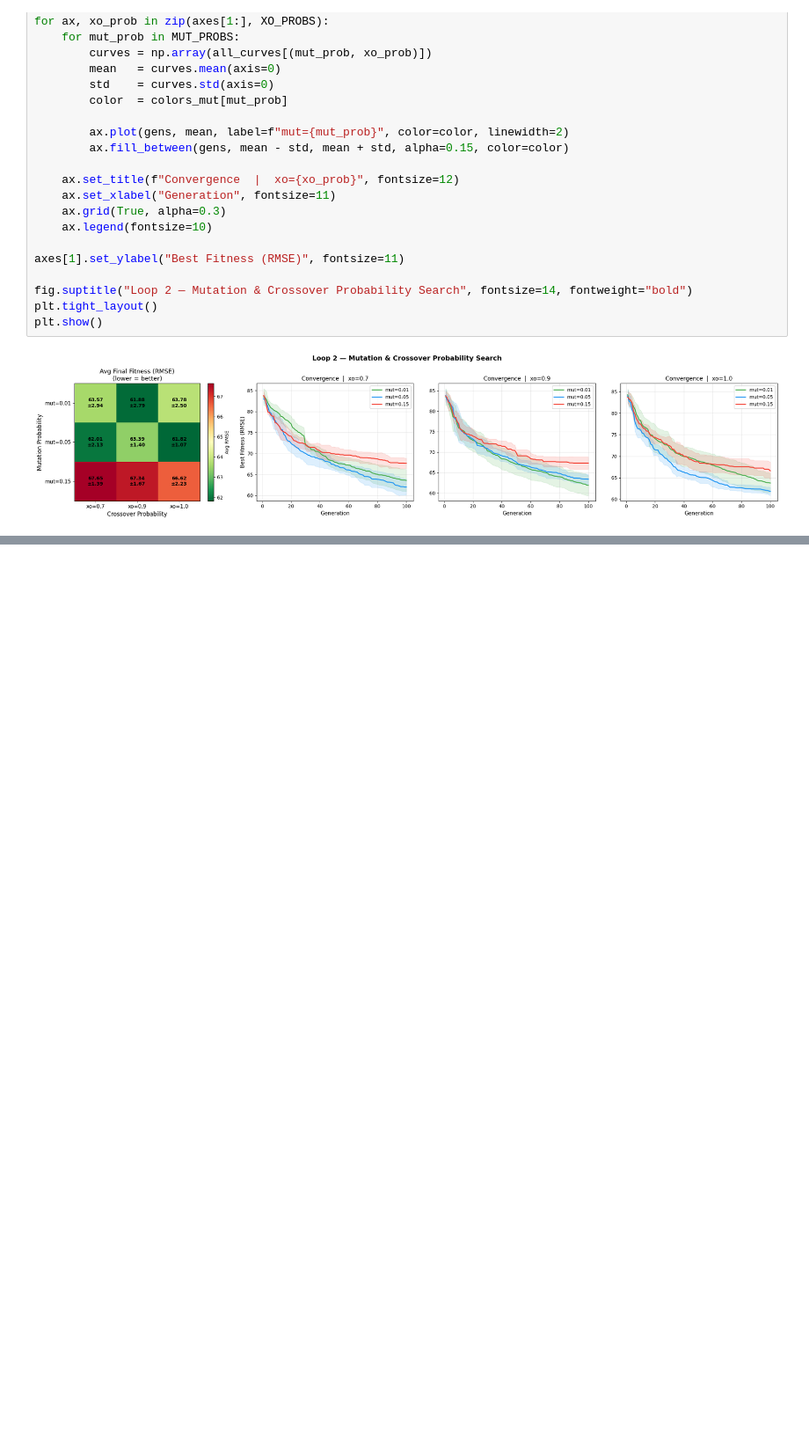
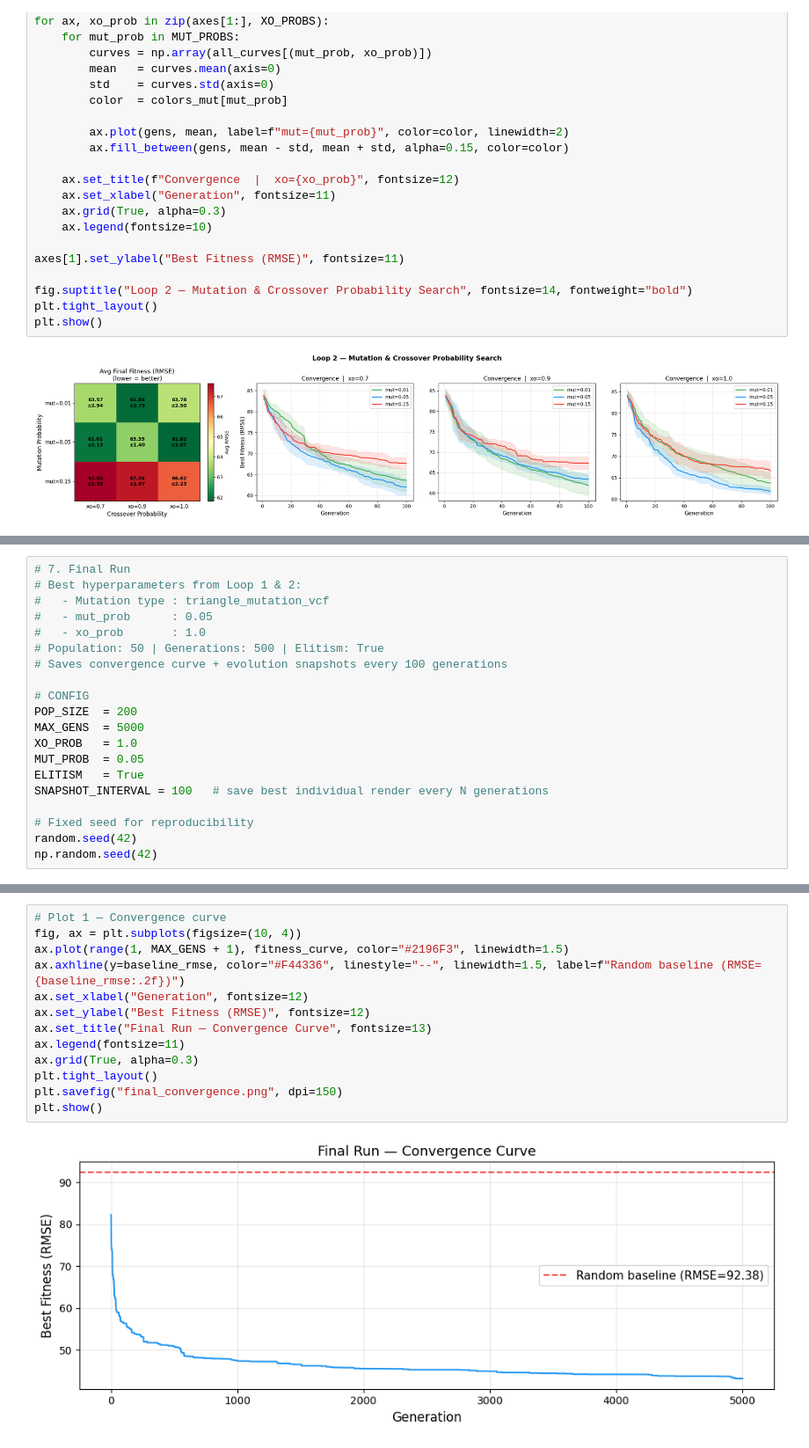
Before and after one commit to barbara-sousa-franco/cifo_project, a Jupyter notebook: main.ipynb, the cells around one changed output, grey strips where cells are left out. Shown at 88% size. Drawn from its saved outputs; the diff is of its cells as text; blank space fills up the shorter version.

```diff
--- a/main.ipynb
+++ b/main.ipynb
@@ -465,0 +515,20 @@ plt.show()
+# %%
+# 7. Final Run
+# Best hyperparameters from Loop 1 & 2:
+#   - Mutation type : triangle_mutation_vcf
+#   - mut_prob      : 0.05
+#   - xo_prob       : 1.0
+# Population: 50 | Generations: 500 | Elitism: True
+# Saves convergence curve + evolution snapshots every 100 generations
+
+# CONFIG
+POP_SIZE  = 200
+MAX_GENS  = 5000
+XO_PROB   = 1.0
+MUT_PROB  = 0.05
+ELITISM   = True
+SNAPSHOT_INTERVAL = 100   # save best individual render every N generations
+
+# Fixed seed for reproducibility
+random.seed(42)
+np.random.seed(42)
@@ -465,0 +607,15 @@ plt.show()
+# %%
+# Plot 1 — Convergence curve
+fig, ax = plt.subplots(figsize=(10, 4))
+ax.plot(range(1, MAX_GENS + 1), fitness_curve, color="#2196F3", linewidth=1.5)
+ax.axhline(y=baseline_rmse, color="#F44336", linestyle="--", linewidth=1.5, label=f"Random baseline (RMSE={baseline_rmse:.2f})")
+ax.set_xlabel("Generation", fontsize=12)
+ax.set_ylabel("Best Fitness (RMSE)", fontsize=12)
+ax.set_title("Final Run — Convergence Curve", fontsize=13)
+ax.legend(fontsize=11)
+ax.grid(True, alpha=0.3)
+plt.tight_layout()
+plt.savefig("final_convergence.png", dpi=150)
+plt.show()
+# %% [output]
+[figure, added]
```
Also changed, not shown: parts of 20 cells of this notebook.
